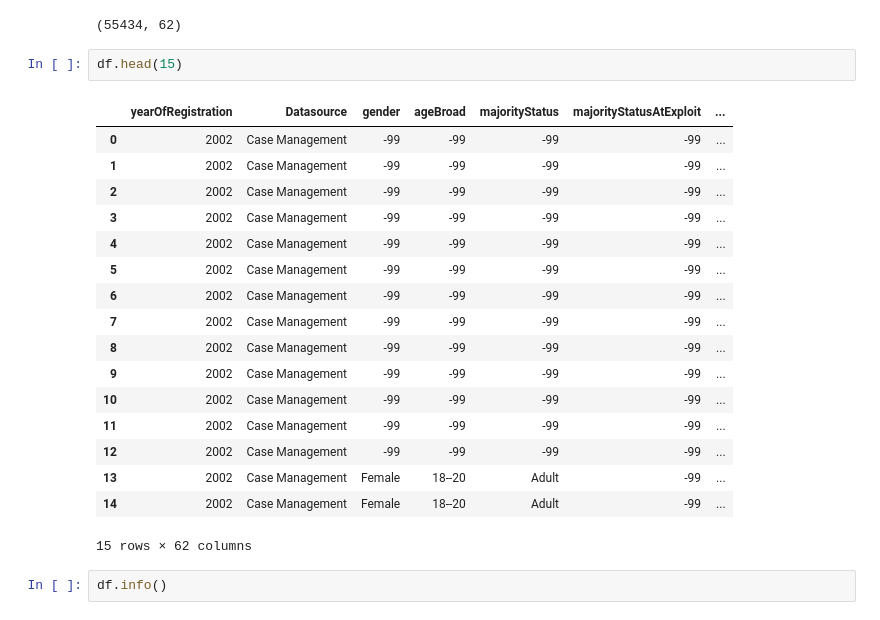
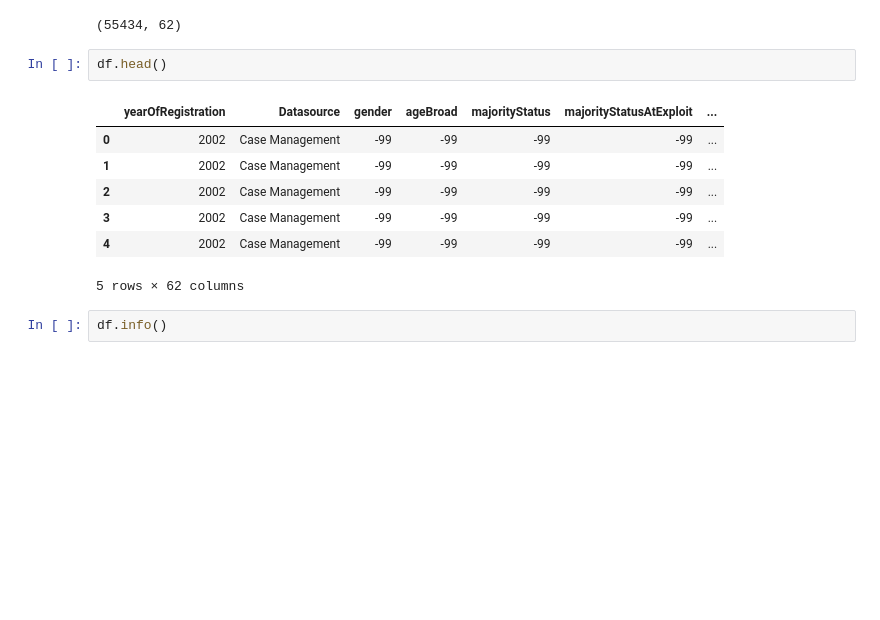
Before and after one commit to hhcapell/Hackathon-for-Hope, a Jupyter notebook: HackHope EDA.ipynb, the cells around one changed output. Saved outputs shown, nothing was run; the diff lists cells and outputs as text; blank space fills up the shorter version.

```diff
--- a/HackHope EDA.ipynb
+++ b/HackHope EDA.ipynb
@@ -32,25 +27,15 @@ df.shape
 # %% [output]
 (55434, 62)
 # %%
-df.head(15)
+df.head()
 # %% [output]
 |  | yearOfRegistration | Datasource | gender | ageBroad | majorityStatus | majorityStatusAtExploit | ... |
 | 0 | 2002 | Case Management | -99 | -99 | -99 | -99 | ... |
 | 1 | 2002 | Case Management | -99 | -99 | -99 | -99 | ... |
 | 2 | 2002 | Case Management | -99 | -99 | -99 | -99 | ... |
 | 3 | 2002 | Case Management | -99 | -99 | -99 | -99 | ... |
 | 4 | 2002 | Case Management | -99 | -99 | -99 | -99 | ... |
-| 5 | 2002 | Case Management | -99 | -99 | -99 | -99 | ... |
-| 6 | 2002 | Case Management | -99 | -99 | -99 | -99 | ... |
-| 7 | 2002 | Case Management | -99 | -99 | -99 | -99 | ... |
-| 8 | 2002 | Case Management | -99 | -99 | -99 | -99 | ... |
-| 9 | 2002 | Case Management | -99 | -99 | -99 | -99 | ... |
-| 10 | 2002 | Case Management | -99 | -99 | -99 | -99 | ... |
-| 11 | 2002 | Case Management | -99 | -99 | -99 | -99 | ... |
-| 12 | 2002 | Case Management | -99 | -99 | -99 | -99 | ... |
-| 13 | 2002 | Case Management | Female | 18--20 | Adult | -99 | ... |
-| 14 | 2002 | Case Management | Female | 18--20 | Adult | -99 | ... |
-15 rows × 62 columns
+5 rows × 62 columns
 # %%
 df.info()
 # %% [output]
```
Also changed, not shown: parts of 1 cell of this notebook, 14 other files.
